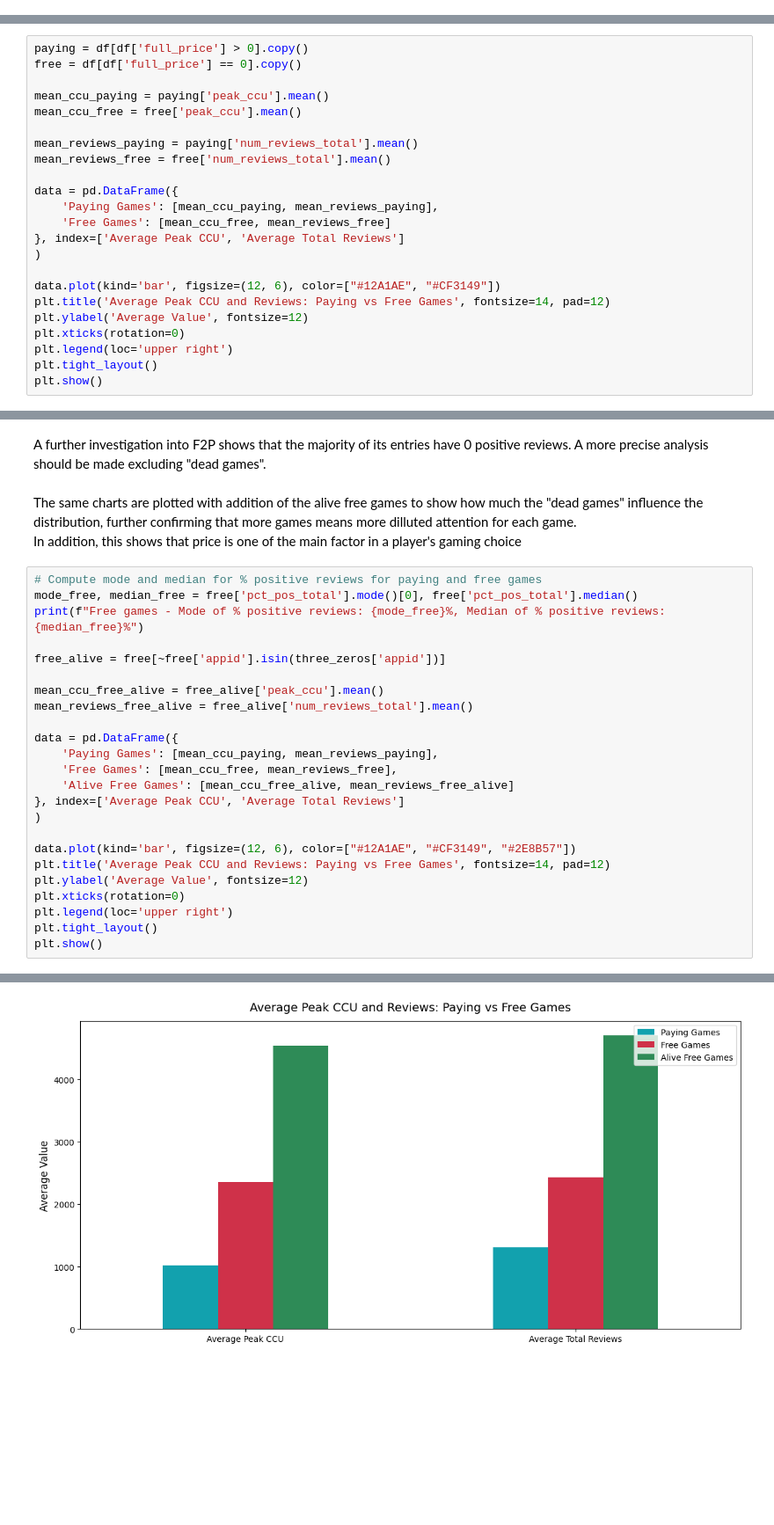
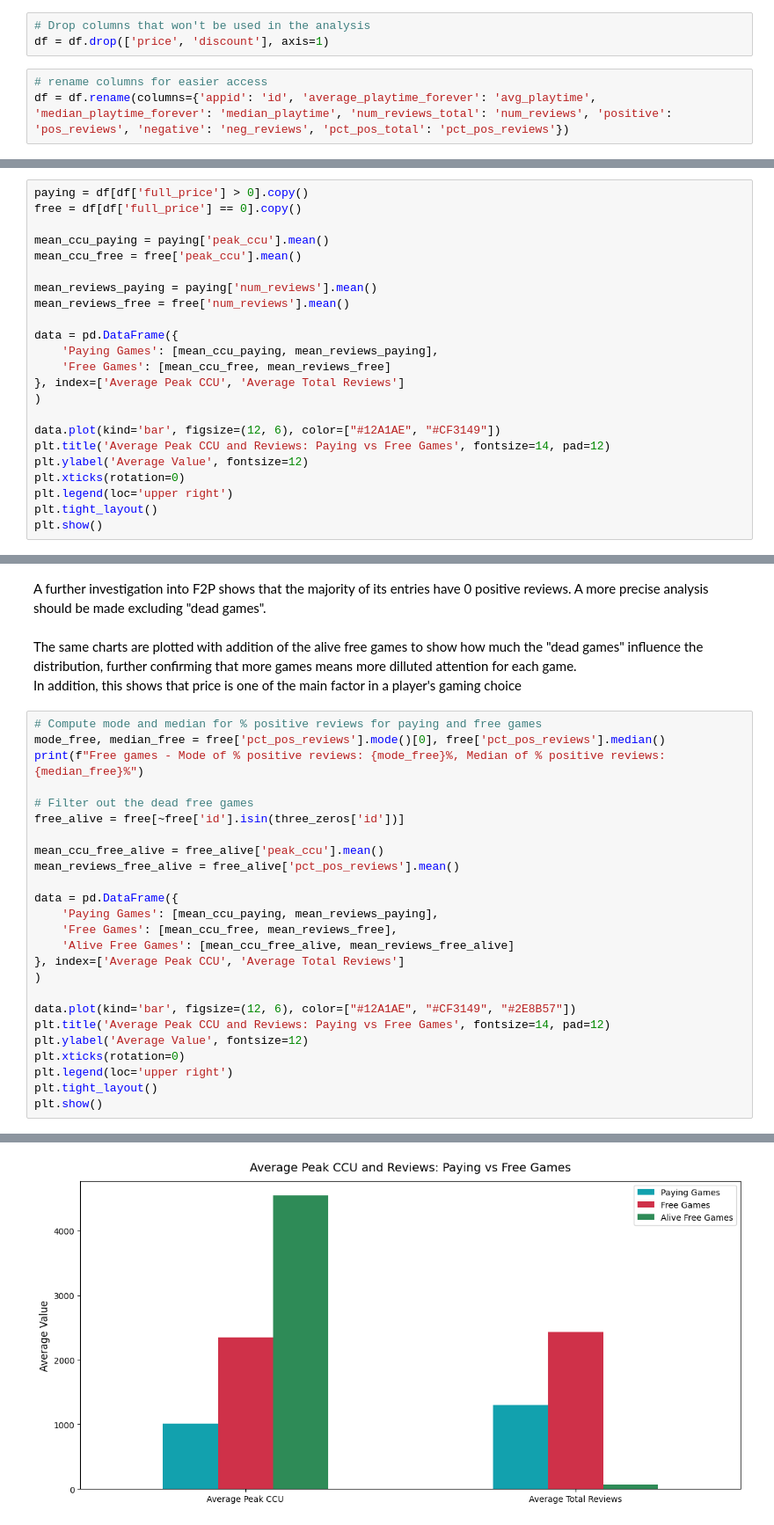
Before and after one commit to Jingrui-Zhu/SLDV, a Jupyter notebook: data_analysis.ipynb, the cells around one changed output, grey strips where cells are left out. Shown at 88% size. Saved outputs shown, nothing was run; the diff lists cells and outputs as text; blank space fills up the shorter version.

```diff
--- a/data_analysis.ipynb
+++ b/data_analysis.ipynb
@@ -34,6 +33,12 @@ memory usage: 15.2+ MB
 Troncate the dataset to show only the games released after 2003, because Steam is officially released in 2003
 # %%
 df = df[df['year'] >= 2003].copy()
+# %%
+# Drop columns that won't be used in the analysis
+df = df.drop(['price', 'discount'], axis=1)
+# %%
+# rename columns for easier access
+df = df.rename(columns={'appid': 'id', 'average_playtime_forever': 'avg_playtime', 'median_playtime_forever': 'median_playtime', 'num_reviews_total': 'num_reviews', 'positive': 'pos_reviews', 'negative': 'neg_reviews', 'pct_pos_total': 'pct_pos_reviews'})
 # %% [markdown]
 ### What are the most cited categories?
 The *tag* column contains all the categories, i.e., tags that players believe best describe a game. <br>
@@ -761,8 +871,8 @@ free = df[df['full_price'] == 0].copy()
 mean_ccu_paying = paying['peak_ccu'].mean()
 mean_ccu_free = free['peak_ccu'].mean()
 
-mean_reviews_paying = paying['num_reviews_total'].mean()
-mean_reviews_free = free['num_reviews_total'].mean()
+mean_reviews_paying = paying['num_reviews'].mean()
+mean_reviews_free = free['num_reviews'].mean()
 
 data = pd.DataFrame({
     'Paying Games': [mean_ccu_paying, mean_reviews_paying],
@@ -802,29 +912,30 @@ The same charts are plotted with addition of the alive free games to show how mu
 In addition, this shows that price is one of the main factor in a player's gaming choice
 # %%
 # Compute mode and median for % positive reviews for paying and free games
-mode_free, median_free = free['pct_pos_total'].mode()[0], free['pct_pos_total'].median()
+mode_free, median_free = free['pct_pos_reviews'].mode()[0], free['pct_pos_reviews'].median()
 print(f"Free games - Mode of % positive reviews: {mode_free}%, Median of % positive reviews: {median_free}%")
 
-free_alive = free[~free['appid'].isin(three_zeros['appid'])]
+# Filter out the dead free games
+free_alive = free[~free['id'].isin(three_zeros['id'])]
 
 mean_ccu_free_alive = free_alive['peak_ccu'].mean()
-mean_reviews_free_alive = free_alive['num_reviews_total'].mean()
+mean_reviews_free_alive = free_alive['pct_pos_reviews'].mean()
 
 data = pd.DataFrame({
     'Paying Games': [mean_ccu_paying, mean_reviews_paying],
     'Free Games': [mean_ccu_free, mean_reviews_free],
     'Alive Free Games': [mean_ccu_free_alive, mean_reviews_free_alive]
 }, index=['Average Peak CCU', 'Average Total Reviews']
 )
 
 data.plot(kind='bar', figsize=(12, 6), color=["#12A1AE", "#CF3149", "#2E8B57"])
 plt.title('Average Peak CCU and Reviews: Paying vs Free Games', fontsize=14, pad=12)
 plt.ylabel('Average Value', fontsize=12)
 plt.xticks(rotation=0)
 plt.legend(loc='upper right')
 plt.tight_layout()
 plt.show()
 # %% [output]
 Free games - Mode of % positive reviews: 0%, Median of % positive reviews: 0.0%
-[figure, old version]
+[figure, new version]
 # %%
```
Also changed, not shown: parts of 40 cells of this notebook.
